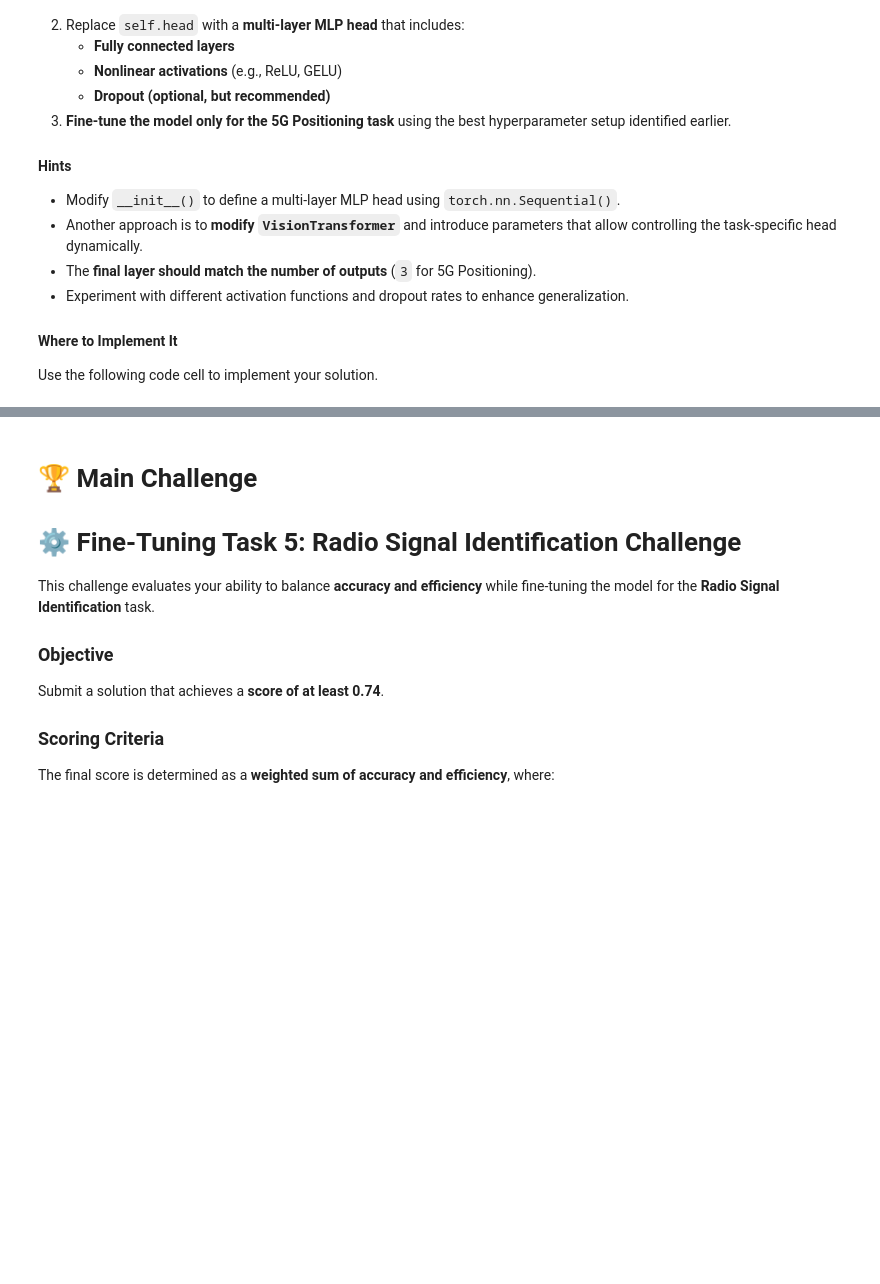
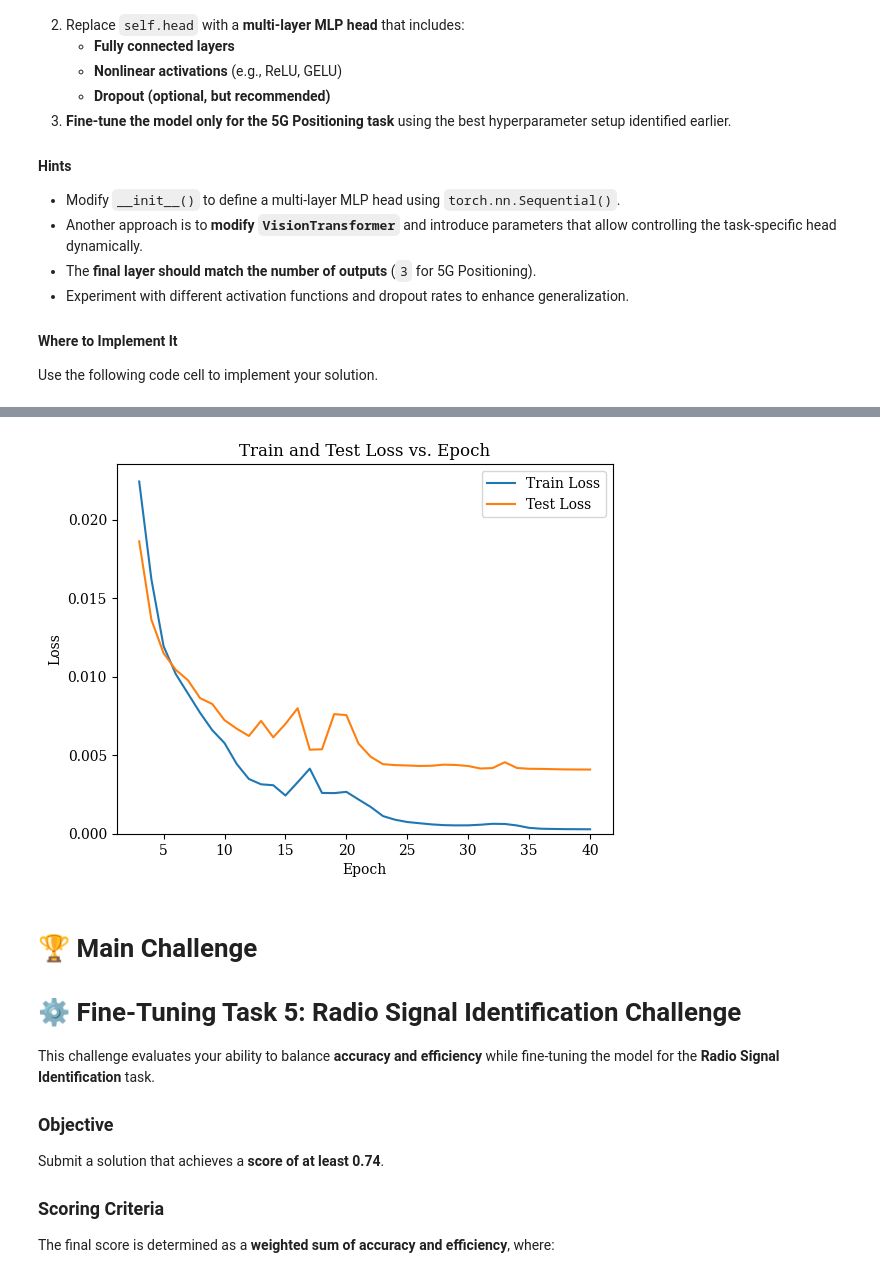
Before and after one commit to levisawatz/511_lab2, a Jupyter notebook: ENDG511_LAB_2_Notebook_LATEST_VERSION.ipynb, the cells around one changed output, grey strips where cells are left out. Drawn from its saved outputs; the diff is of its cells as text; code cells hidden in the pictures; blank space fills up the shorter version.

```diff
--- a/ENDG511_LAB_2_Notebook_LATEST_VERSION.ipynb
+++ b/ENDG511_LAB_2_Notebook_LATEST_VERSION.ipynb
@@ -2356,0 +2425,30 @@ class VisionTransformerWithMLPHead(VisionTransformer):
+# %%
+print(f"Starting training for {epochs} epochs...")
+start_time = time.time()
+max_accuracy = 0.0
+min_error = math.inf
+test_loss = []
+train_loss = []
+for epoch in range(epochs):
+    # Train for one epoch
+    train_stats = train_one_epoch(model, criterion, data_loader_train, optimizer, device, epoch,
+                                  warmup_epochs, lr, loss_scaler, task_type)
+    train_loss.append(train_stats['loss'])
+
+    # Ev
+    # Save model checkpoint every 10 epochs
+    if output_dir and epoch % 10 == 0:
+        model.save_model(os.path.join(output_dir, f'checkpoint-customH2-{epoch}.pth'))
+
+    # Evaluate the model
+    test_stats = evaluate(data_loader_val, model, criterion, device, task_type)
+    test_loss.append(test_stats['loss'])
+    # Log accuracy
+    print(f"Error on {len(dataset_val)} test samples: {test_stats['loss']:.3f}%")
+    min_error = min(min_error, test_stats["loss"])
+    print(f"Min error so far: {min_error:.3f}")
+
+# Compute total training time
+total_time = time.time() - start_time
+total_time_str = str(datetime.timedelta(seconds=int(total_time)))
+print(f"Total training time: {total_time_str}")
@@ -2357,3 +2480,19 @@ class VisionTransformerWithMLPHead(VisionTransformer):
+# %%
+# prompt: plot train_loss and test_loss vs epoch
+N = 2
+
+# Assuming train_loss and test_loss are lists containing the loss values for each epoch
+plt.plot(range(1+N, len(train_loss) + 1), train_loss[N:], label='Train Loss')
+plt.plot(range(1+N, len(test_loss) + 1), test_loss[N:], label='Test Loss')
+bottom, top = plt.ylim()  # return the current ylim
+plt.ylim(0, top)
+plt.xlabel('Epoch')
+plt.ylabel('Loss')
+plt.title('Train and Test Loss vs. Epoch')
+plt.legend()
+plt.show()
+# %% [output]
+[figure, added]
 # %% [markdown]
 # 🏆 Main Challenge
 
```
Also changed, not shown: parts of 26 cells of this notebook.
